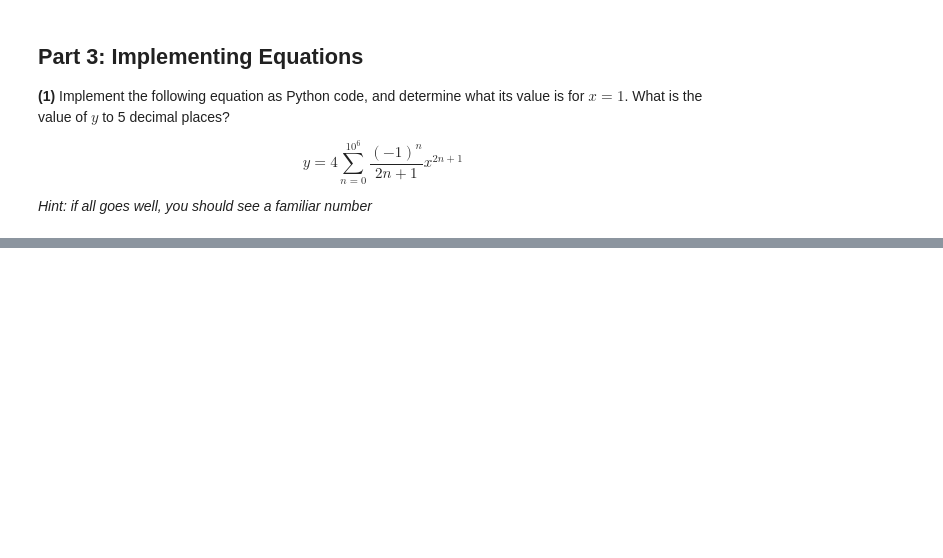
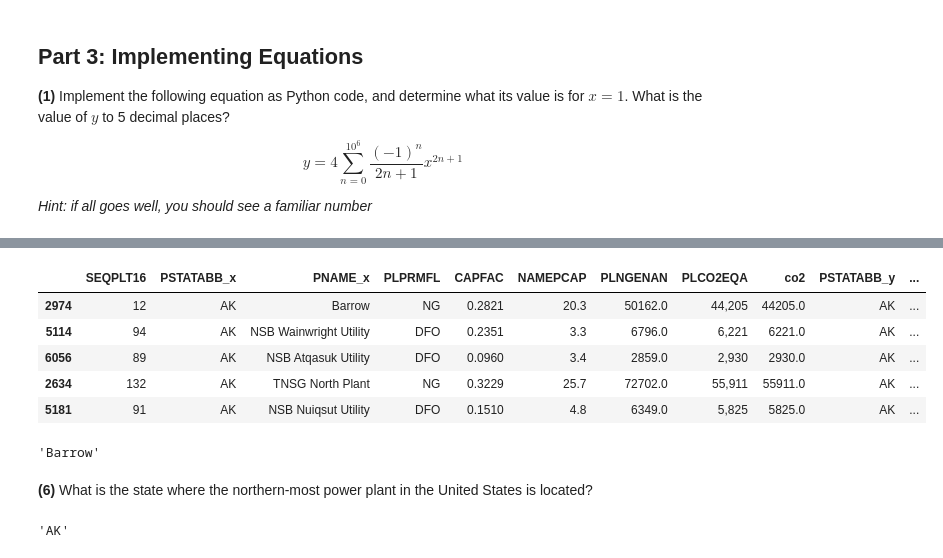
Before and after one commit to nickeubank/MIDS_Python_Knowledge_Assessment, a Jupyter notebook: SOLUTIONS_MIDS_Python_Knowledge_Assessment.ipynb, the cells around one changed output, grey strips where cells are left out. Drawn from its saved outputs; the diff is of its cells as text; code cells hidden in the pictures; blank space fills up the shorter version.

```diff
--- a/SOLUTIONS_MIDS_Python_Knowledge_Assessment.ipynb
+++ b/SOLUTIONS_MIDS_Python_Knowledge_Assessment.ipynb
@@ -205,0 +257,20 @@ There also are a couple of "gotchas" to watch out for with this dataset:
+# %%
+merged = merged.sort_values('LAT', ascending=False)
+merged.head()
+# %% [output]
+|  | SEQPLT16 | PSTATABB_x | PNAME_x | PLPRMFL | CAPFAC | NAMEPCAP | PLNGENAN | PLCO2EQA | co2 | PSTATABB_y | ... |
+| 2974 | 12 | AK | Barrow | NG | 0.2821 | 20.3 | 50162.0 | 44,205 | 44205.0 | AK | ... |
+| 5114 | 94 | AK | NSB Wainwright Utility | DFO | 0.2351 | 3.3 | 6796.0 | 6,221 | 6221.0 | AK | ... |
+| 6056 | 89 | AK | NSB Atqasuk Utility | DFO | 0.0960 | 3.4 | 2859.0 | 2,930 | 2930.0 | AK | ... |
+| 2634 | 132 | AK | TNSG North Plant | NG | 0.3229 | 25.7 | 72702.0 | 55,911 | 55911.0 | AK | ... |
+| 5181 | 91 | AK | NSB Nuiqsut Utility | DFO | 0.1510 | 4.8 | 6349.0 | 5,825 | 5825.0 | AK | ... |
+# %%
+merged.iloc[0]['PNAME_x']
+# %% [output]
+'Barrow'
+# %% [markdown]
+**(6)** What is the state where the northern-most power plant in the United States is located?
+# %%
+merged.iloc[0]['PSTATABB_x']
+# %% [output]
+'AK'
```
Also changed, not shown: parts of 35 cells of this notebook, 2 other files.
